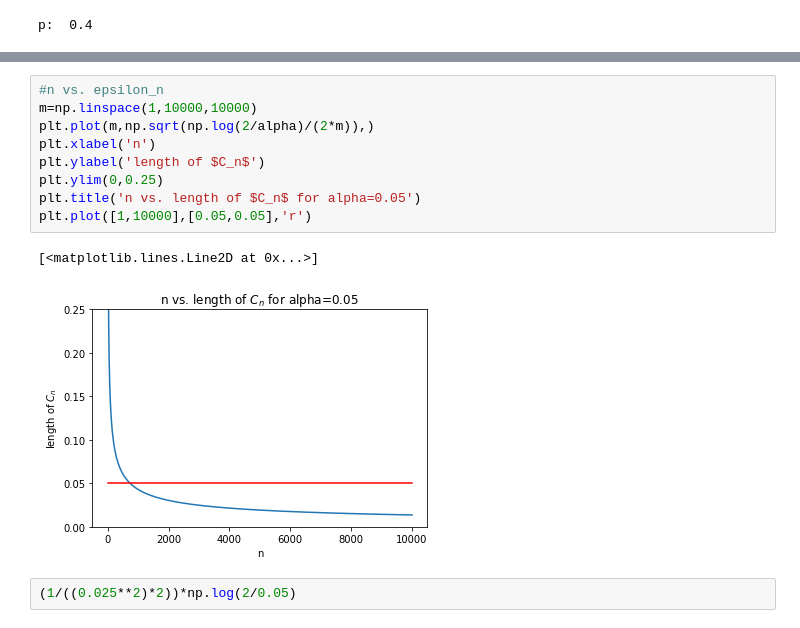
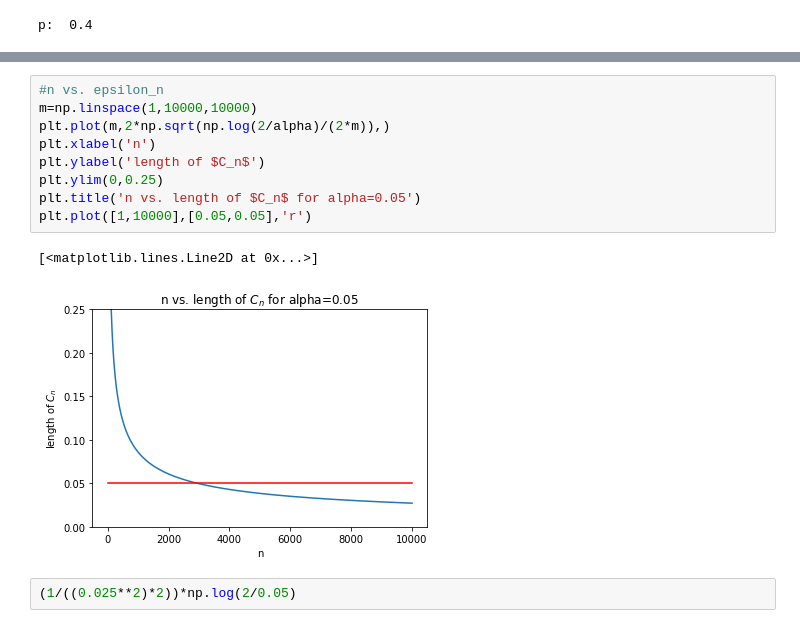
Before and after one commit to JairEsc/Mat_Apl, a Jupyter notebook: Est_T2.ipynb, the cells around one changed output, grey strips where cells are left out. Cells and saved outputs as stored; diff of their text form.

```diff
--- a/Est_T2.ipynb
+++ b/Est_T2.ipynb
@@ -43,15 +43,15 @@ plt.show()
 # %%
 #n vs. epsilon_n
 m=np.linspace(1,10000,10000)
-plt.plot(m,np.sqrt(np.log(2/alpha)/(2*m)),)
+plt.plot(m,2*np.sqrt(np.log(2/alpha)/(2*m)),)
 plt.xlabel('n')
 plt.ylabel('length of $C_n$')
 plt.ylim(0,0.25)
 plt.title('n vs. length of $C_n$ for alpha=0.05')
 plt.plot([1,10000],[0.05,0.05],'r')
 # %% [output]
 [<matplotlib.lines.Line2D at 0x...>]
-[figure, old version]
+[figure, new version]
 # %%
 (1/((0.025**2)*2))*np.log(2/0.05)
 # %% [output]
```
Also changed, not shown: parts of 1 cell of this notebook.
